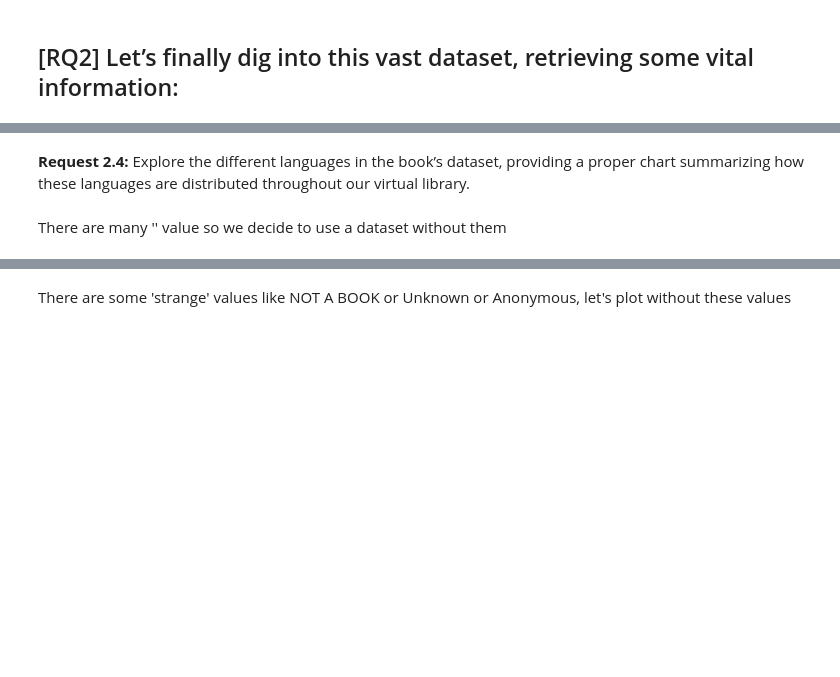
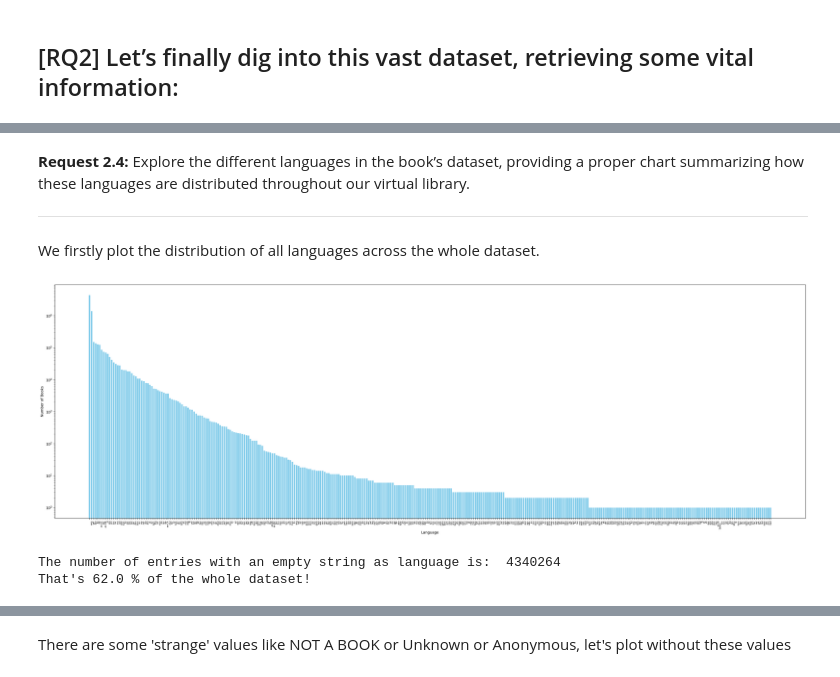
Before and after one commit to LorenzoPannacci/ADM-HW2, a Jupyter notebook: main.ipynb, the cells around one changed output, grey strips where cells are left out. Cells and saved outputs as stored; diff of their text form; code cells hidden in the pictures; blank space fills up the shorter version.

```diff
--- a/main.ipynb
+++ b/main.ipynb
@@ -474,2 +637,6 @@ books.nsmallest(10, "average_rating")
 # %% [markdown]
 **Request 2.4:** Explore the different languages in the book’s dataset, providing a proper chart summarizing how these languages are distributed throughout our virtual library.
+
+---
+
+We firstly plot the distribution of all languages across the whole dataset.
@@ -483,2 +642,0 @@ for i in range(len(books.language)):
-# %% [markdown]
-There are many '' value so we decide to use a dataset without them
@@ -487,0 +643,21 @@ lingua
+# %%
+plt.figure(figsize=(30, 10))
+plot_languages = books['language'].value_counts()
+plt.bar(plot_languages.index, plot_languages.values, color='skyblue')
+plt.xlabel('Language')
+plt.ylabel('Number of Books')
+plt.xticks(rotation=90)
+plt.xticks(fontsize=6)
+plt.yscale('log')
+plt.tight_layout()
+plt.show()
+# %% [output]
+[figure, added]
+# %%
+no_language = books[books["language"] == ""].shape[0]
+
+print("The number of entries with an empty string as language is: ", no_language)
+print("That's", round(no_language / books.shape[0], 2) * 100, "% of the whole dataset!")
+# %% [output]
+The number of entries with an empty string as language is:  4340264
+That's 62.0 % of the whole dataset!
```
Also changed, not shown: parts of 48 cells of this notebook.
